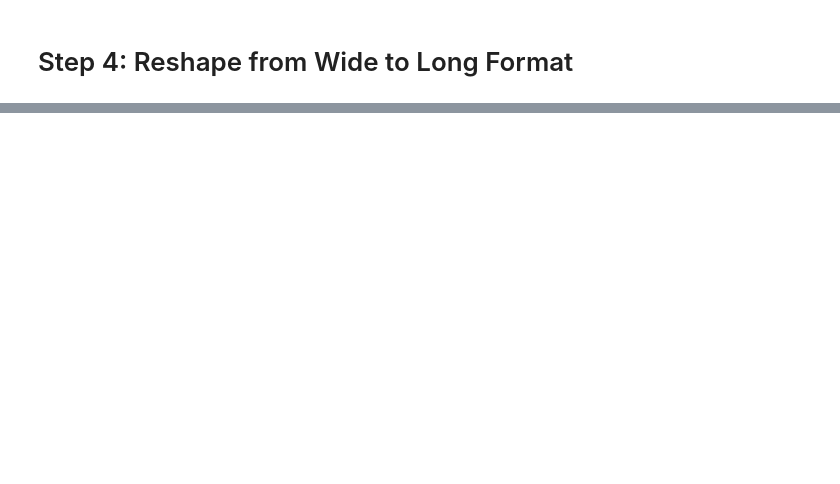
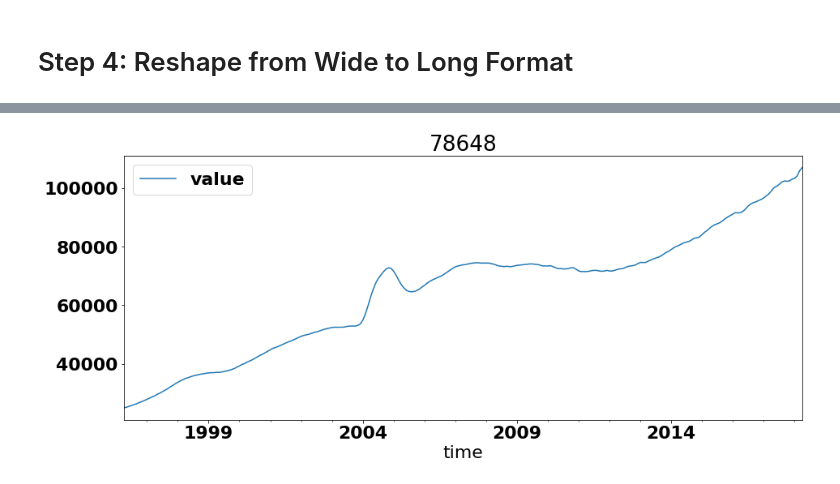
Before and after one commit to andymdc31/time_series_project, a Jupyter notebook: dsc-mod-4-project-online-ds-ft-081219/mod_4_starter_notebook.ipynb, the cells around one changed output, grey strips where cells are left out. Cells and saved outputs as stored; diff of their text form; code cells hidden in the pictures; blank space fills up the shorter version.

```diff
--- a/dsc-mod-4-project-online-ds-ft-081219/mod_4_starter_notebook.ipynb
+++ b/dsc-mod-4-project-online-ds-ft-081219/mod_4_starter_notebook.ipynb
@@ -562,0 +232,4 @@ The Mean Squared Error of our forecasts is 21229132.54
+# %%
+austin_model_ts = get_df_to_model(austin_df, austin_largest_return)
+# %% [output]
+[figure, added]
```
Also changed, not shown: parts of 82 cells of this notebook.
